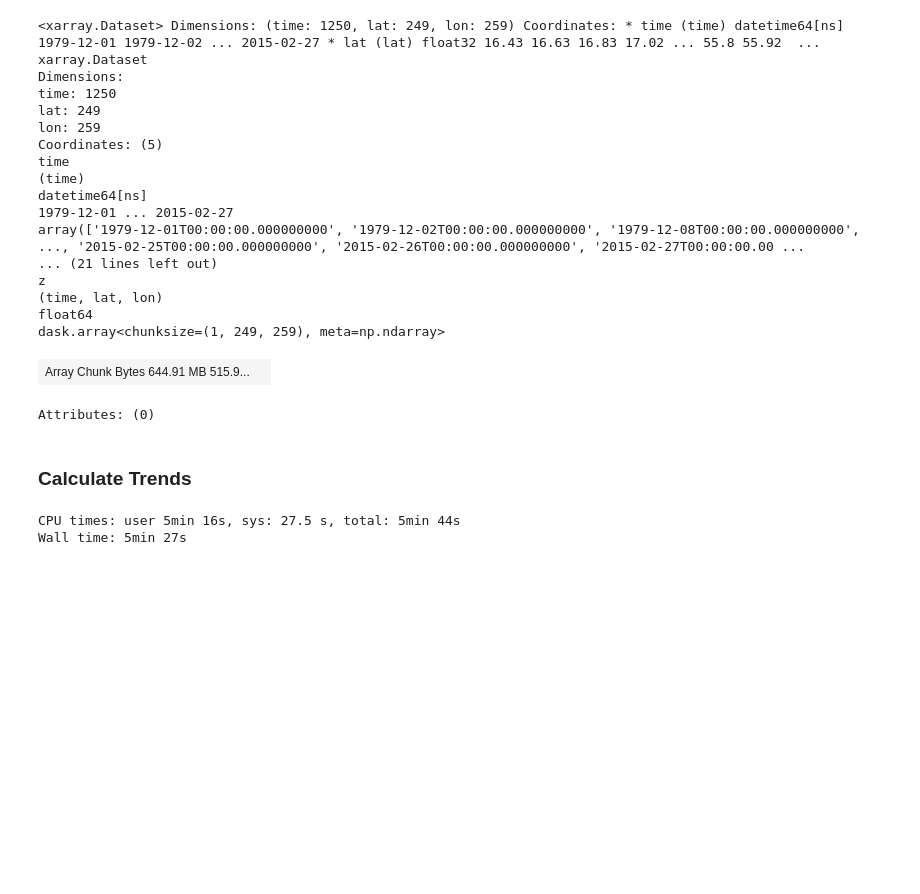
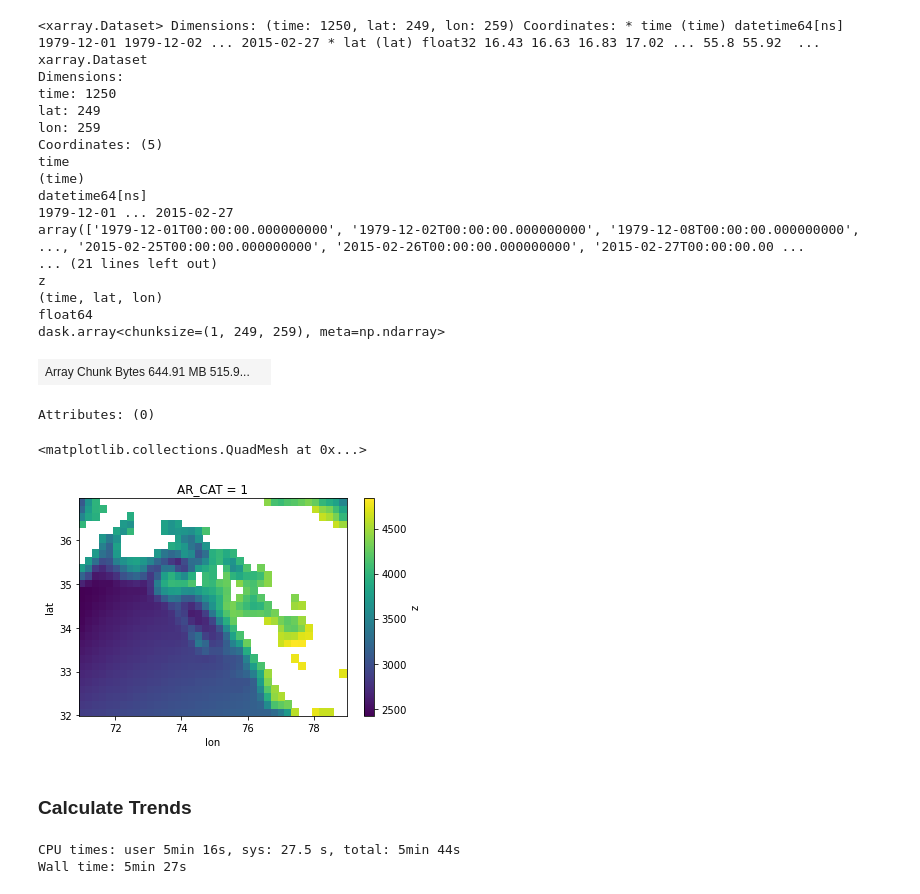
Before and after one commit to dlnash/HMA_AR_freezing_level, a Jupyter notebook: analysis/fig04_trends_WRF_0deg_isotherm.ipynb, the cells around one changed output. Cells and saved outputs as stored; diff of their text form; code cells hidden in the pictures; blank space fills up the shorter version.

```diff
--- a/analysis/fig04_trends_WRF_0deg_isotherm.ipynb
+++ b/analysis/fig04_trends_WRF_0deg_isotherm.ipynb
@@ -392,7 +376,8 @@ for i, col in enumerate(colnames):
 anomalies_daily = anomalies_daily.sel(time = ar_dates)
 
 # compute climatology for AR types
-ar_clim = ar_daily.groupby('AR_CAT').mean('time').compute()
+ar_clim = ar_daily.groupby('AR_CAT').mean('time', skipna=True).compute()
+ar_std = ar_daily.groupby('AR_CAT').std('time', skipna=True).compute()
 
 # Combine AR Cat and freeze data w/ WRF data
 colnames = ['AR_CAT']
@@ -421,4 +406,10 @@ float64
 dask.array<chunksize=(1, 249, 259), meta=np.ndarray>
 | Array Chunk Bytes 644.91 MB 515.9... |  |
 Attributes: (0)
+# %%
+bnds = [71, 79, 32, 37] # western HMA AR domain
+ar_clim.sel(AR_CAT=1, lat=slice(bnds[2], bnds[3]), lon=slice(bnds[0], bnds[1])).z.plot()
+# %% [output]
+<matplotlib.collections.QuadMesh at 0x...>
+[figure, added]
 # %%
```
Also changed, not shown: parts of 4 cells of this notebook, 4 other files.
